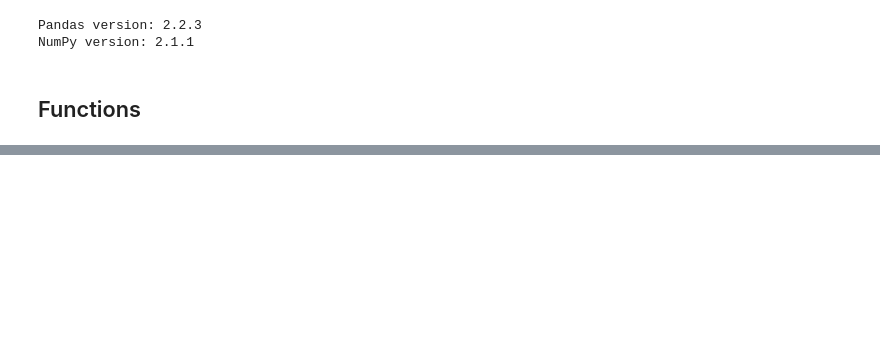
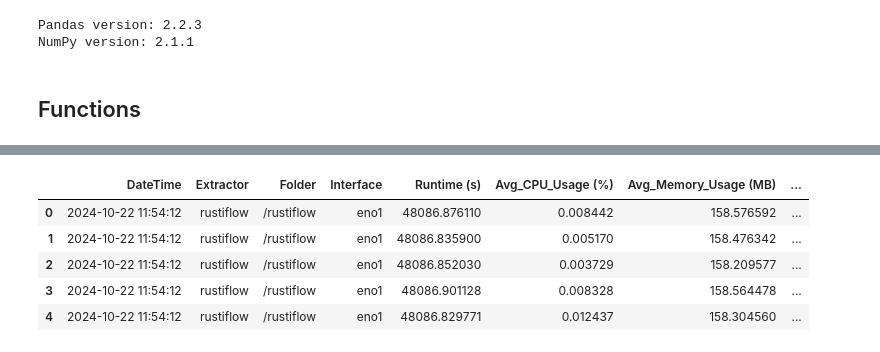
Before and after one commit to mielverkerken/RustiFlow-experiments, a Jupyter notebook: case-study/analysis.ipynb, the cells around one changed output, grey strips where cells are left out. Cells and saved outputs as stored; diff of their text form; code cells hidden in the pictures; blank space fills up the shorter version.

```diff
--- a/case-study/analysis.ipynb
+++ b/case-study/analysis.ipynb
@@ -112,0 +210,31 @@ data_dir = '/mnt/d/RustiFlow/scanning-lab'
+# %%
+# Initialize an empty list to hold dataframes
+summary_df_list = []
+
+# Loop over each active host
+for index, row in active_hosts.iterrows():
+    experiment = row['Experiment']
+    node = row['Node']
+    csv_path = os.path.join(data_dir, experiment, node, 'summary_metrics.csv')
+
+    # Read the CSV file into a DataFrame
+    df_summary = pd.read_csv(csv_path)
+
+    # Add columns for Experiment and Node
+    df_summary['Experiment'] = experiment
+    df_summary['Node'] = node
+
+    # Append the DataFrame to the list
+    summary_df_list.append(df_summary)
+
+# Concatenate all dataframes in the list into one big dataframe
+summary_df = pd.concat(summary_df_list, ignore_index=True)
+
+summary_df.head()
+# %% [output]
+|  | DateTime | Extractor | Folder | Interface | Runtime (s) | Avg_CPU_Usage (%) | Avg_Memory_Usage (MB) | ... |
+| 0 | 2024-10-22 11:54:12 | rustiflow | /rustiflow | eno1 | 48086.876110 | 0.008442 | 158.576592 | ... |
+| 1 | 2024-10-22 11:54:12 | rustiflow | /rustiflow | eno1 | 48086.835900 | 0.005170 | 158.476342 | ... |
+| 2 | 2024-10-22 11:54:12 | rustiflow | /rustiflow | eno1 | 48086.852030 | 0.003729 | 158.209577 | ... |
+| 3 | 2024-10-22 11:54:12 | rustiflow | /rustiflow | eno1 | 48086.901128 | 0.008328 | 158.564478 | ... |
+| 4 | 2024-10-22 11:54:12 | rustiflow | /rustiflow | eno1 | 48086.829771 | 0.012437 | 158.304560 | ... |
```
Also changed, not shown: parts of 6 cells of this notebook, 14 other files.
